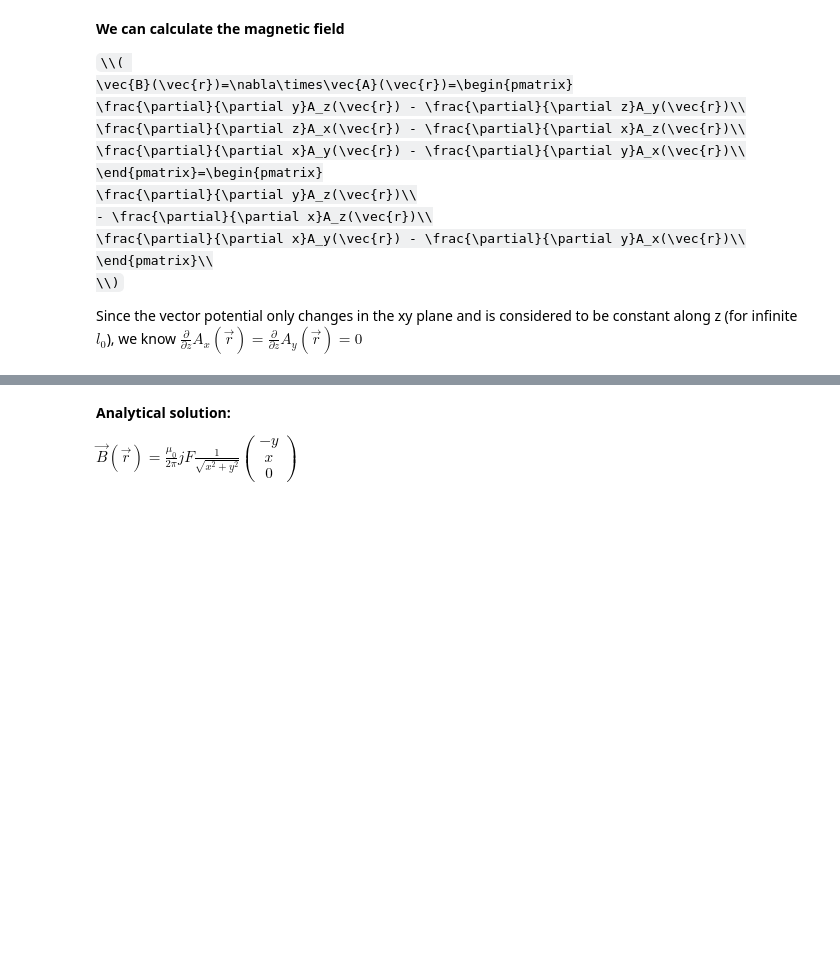
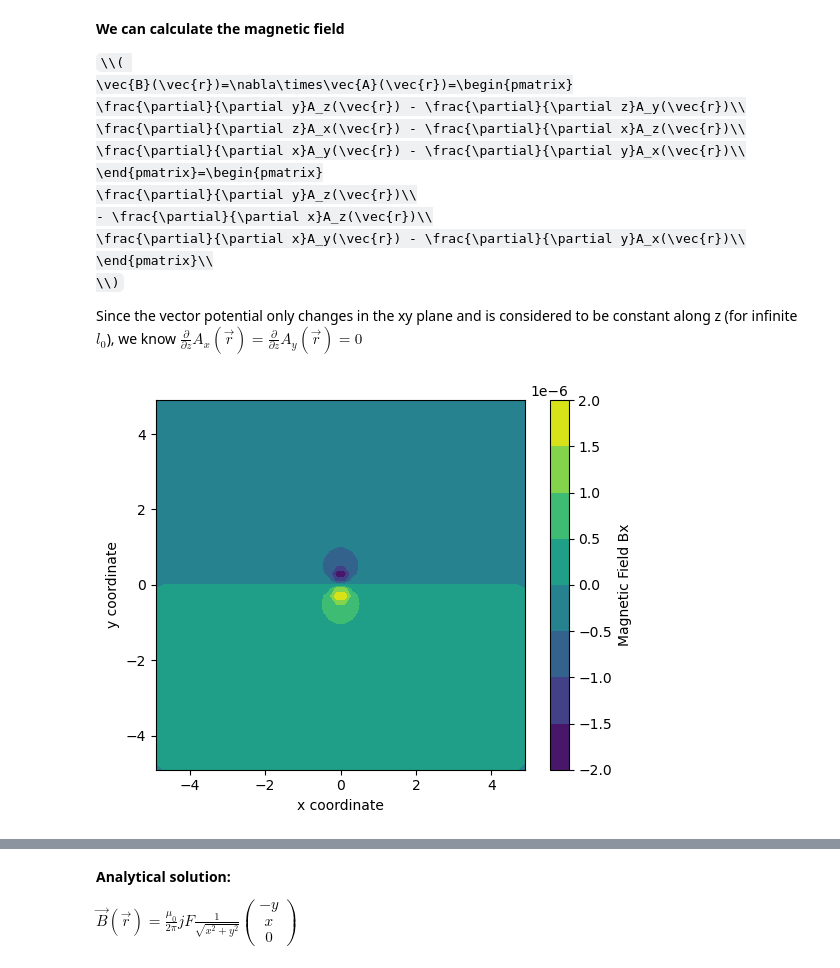
Before and after one commit to sage2003/Scientific-Computation-Udemy, a Jupyter notebook: Magnetic Field of Wire.ipynb, the cells around one changed output, grey strips where cells are left out. Cells and saved outputs as stored; diff of their text form; code cells hidden in the pictures; some formulas as TeX source; blank space fills up the shorter version.

```diff
--- a/Magnetic Field of Wire.ipynb
+++ b/Magnetic Field of Wire.ipynb
@@ -71,3 +148,28 @@ Since the vector potential only changes in the xy plane and is considered to be
 \\(
 \frac{\partial }{\partial z} A_x(\vec{r}) = \frac{\partial }{\partial z} A_y(\vec{r}) = 0
 \\)
+# %%
+# create empty list for magnetic field
+
+B = np.array(np.meshgrid(np.zeros(numpoints),
+                         np.zeros(numpoints),
+                         np.zeros(1),
+                         indexing='ij'
+                         ))
+# %%
+B[0,1:-1,1:-1,0] = (A[2,1:-1,2:,0] - A[2,1:-1,:-2,0]) / (2*d)
+B[1,1:-1,1:-1,0] = - (A[2,2:,1:-1,0] - A[2,:-2,1:-1,0]) / (2*d)
+B[2,1:-1,1:-1,0] = - (A[1,2:,1:-1,0] - A[1,:-2,1:-1,0]) / (2*d) - (A[0,1:-1,2:,0] - A[0,1:-1,:-2,0]) / (2*d)
+# %%
+fig = plt.figure()
+ax = fig.add_subplot(1,1,1)
+ax.set_aspect(1)
+plt.xlabel("x coordinate")
+plt.ylabel("y coordinate")
+
+plt.contourf(coords[0,:,:,0], coords[1,:,:,0], B[0,:,:,0])
+cbar = plt.colorbar()
+cbar.set_label("Magnetic Field Bx")
+plt.show()
+# %% [output]
+[figure, added]
```
Also changed, not shown: parts of 15 cells of this notebook, 5 other files.
